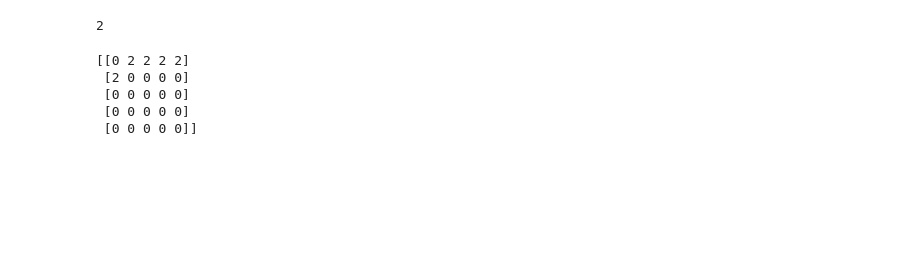
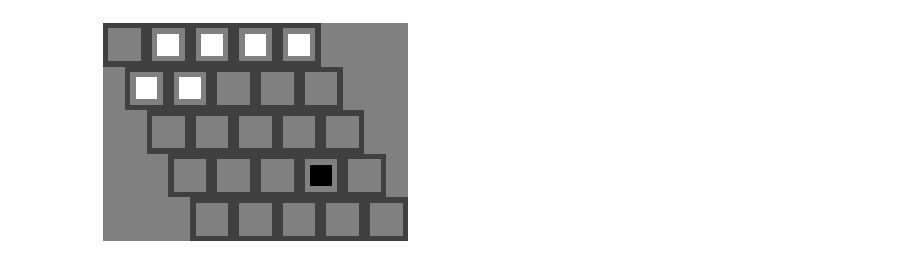
Before and after one commit to lmcanavals/acomplex, a Jupyter notebook: 0905_ds_hex.ipynb, the cells around one changed output. Drawn from its saved outputs; the diff is of its cells as text; code cells hidden in the pictures; blank space fills up the shorter version.

```diff
--- a/0905_ds_hex.ipynb
+++ b/0905_ds_hex.ipynb
@@ -84,15 +131,6 @@ hex.move(0, 2, WHITE)
 # %%
-hex.move(1, 0, WHITE)
-hex.move(0, 1, WHITE)
-hex.move(0, 3, WHITE)
-hex.move(0, 4, WHITE)
+hex.move(1, 1, WHITE)
+hex.move(3, 3, BLACK)
+hex.show()
 # %% [output]
-2
+[figure, added]
-# %%
-print(hex.board)
-# %% [output]
-[[0 2 2 2 2]
- [2 0 0 0 0]
- [0 0 0 0 0]
- [0 0 0 0 0]
- [0 0 0 0 0]]
```
Also changed, not shown: parts of 14 cells of this notebook.
